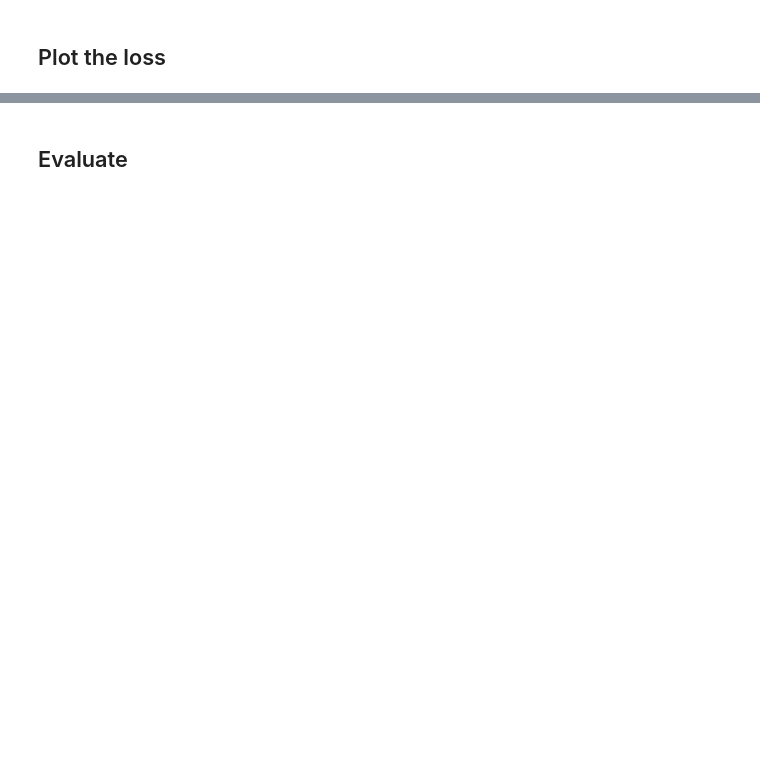
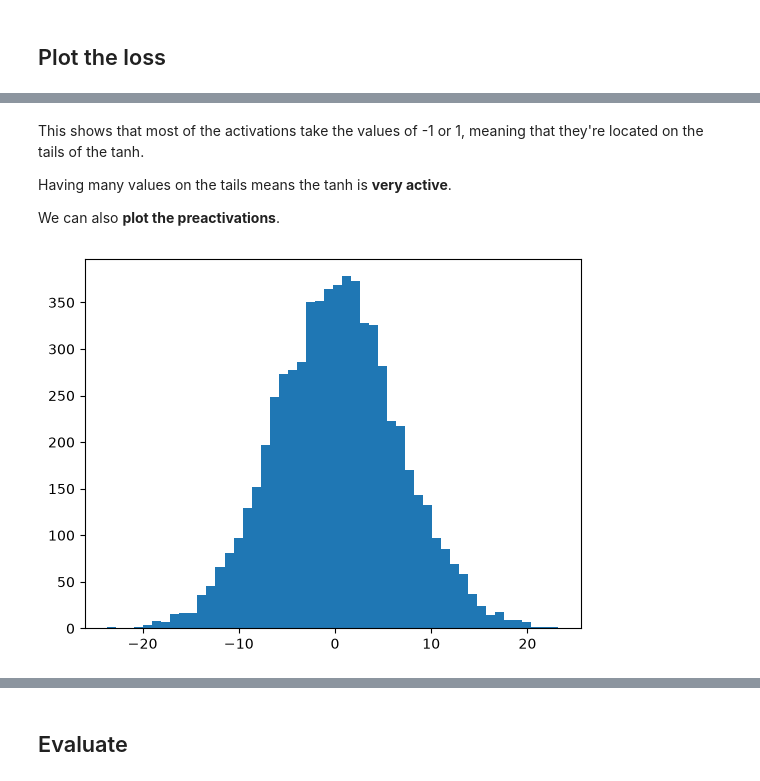
Before and after one commit to lucasmonteverdi1/makemore, a Jupyter notebook: makemore_part3.ipynb, the cells around one changed output, grey strips where cells are left out. Saved outputs shown, nothing was run; the diff lists cells and outputs as text; code cells hidden in the pictures; blank space fills up the shorter version.

```diff
--- a/makemore_part3.ipynb
+++ b/makemore_part3.ipynb
@@ -139,0 +185,10 @@ plt.plot(lossi)
+# %% [markdown]
+This shows that most of the activations take the values of -1 or 1, meaning that they're located on the tails of the tanh.
+
+Having many values on the tails means the tanh is **very active**.
+
+We can also **plot the preactivations**.
+# %%
+plt.hist(hpreact.view(-1).tolist(), 50);
+# %% [output]
+[figure, added]
```
Also changed, not shown: parts of 11 cells of this notebook.
